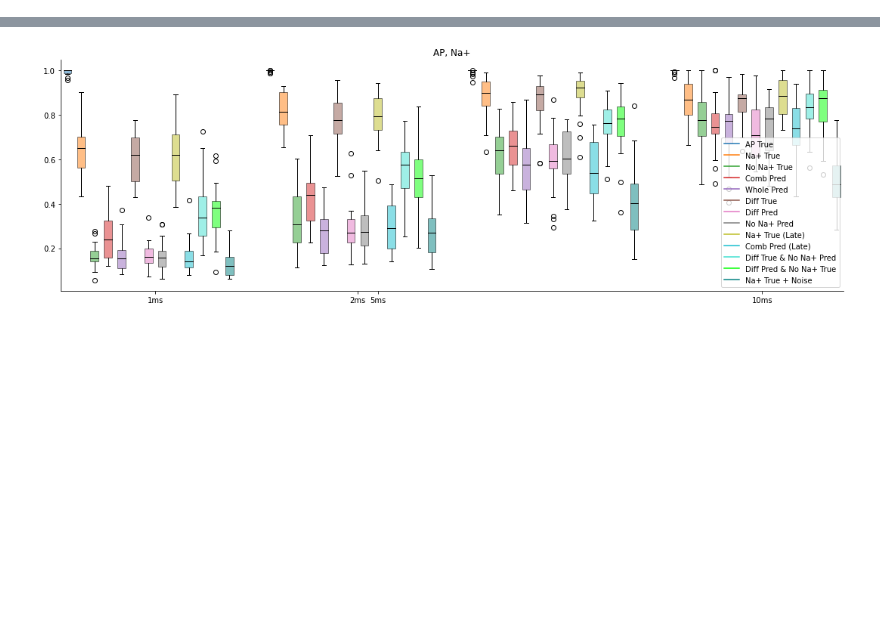
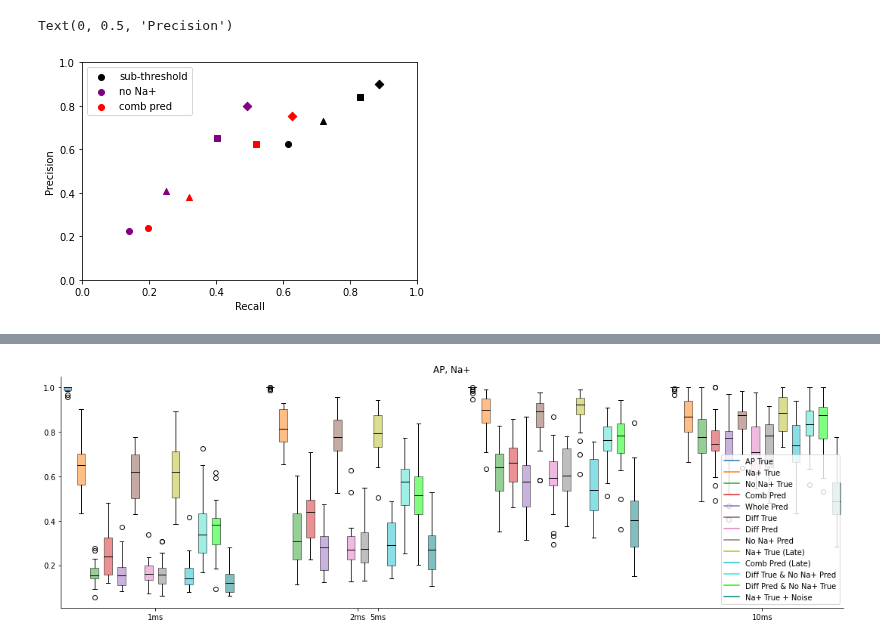
Before and after one commit to yjkimnada/dendrite, a Jupyter notebook: AP_analysis-Copy1.ipynb, the cells around one changed output, grey strips where cells are left out. Cells and saved outputs as stored; diff of their text form; code cells hidden in the pictures; blank space fills up the shorter version.

```diff
--- a/AP_analysis-Copy1.ipynb
+++ b/AP_analysis-Copy1.ipynb
@@ -46,2 +298,37 @@ for n in tnrange(4):
+# %%
+shape_list = ["o", "^", "s", "D"]
+legend_list = ["0.2ms", "0.4ms", "1ms", "2ms"]
+
+na_true_pr = np.asarray([[0.6151515151515151,0.6246153846153846],
+                         [0.7202020202020202,0.7312820512820513],
+                         [0.8288888888888889,0.8416410256410256],
+                         [0.8863636363636364,0.9014793507294021]])
+nona_true_pr = np.asarray([[0.1383838383838384,0.22459016393442624],
+                           [0.2515151515151515,0.4081967213114754],
+                           [0.402020202020202,0.6524590163934426],
+                           [0.49333333333333335,0.800655737704918]])
+comb_pred_pr = np.asarray([[0.19797979797979798,0.23757575757575758],
+                           [0.3186868686868687,0.38242424242424244],
+                           [0.5204040404040404,0.6250909973307449],
+                           [0.6272727272727273,0.7553825568665612]])
+
+for i in range(4):
+    if i == 0:
+        plt.scatter(na_true_pr[i,0], na_true_pr[i,1], marker=shape_list[i], color="black", label="sub-threshold")
+        plt.scatter(nona_true_pr[i,0], nona_true_pr[i,1], marker=shape_list[i], color="purple", label="no Na+")
+        plt.scatter(comb_pred_pr[i,0], comb_pred_pr[i,1], marker=shape_list[i], color="red", label="comb pred")
+    else:
+        plt.scatter(na_true_pr[i,0], na_true_pr[i,1], marker=shape_list[i], color="black")
+        plt.scatter(nona_true_pr[i,0], nona_true_pr[i,1], marker=shape_list[i], color="purple")
+        plt.scatter(comb_pred_pr[i,0], comb_pred_pr[i,1], marker=shape_list[i], color="red")
+
+plt.legend()
+plt.xlim(0,1)
+plt.ylim(0,1)
+plt.xlabel("Recall")
+plt.ylabel("Precision")
+# %% [output]
+Text(0, 0.5, 'Precision')
+[figure, added]
 # %%
 fig, axs = plt.subplots(nrows=2, ncols=2, figsize=(12,7))
```
Also changed, not shown: parts of 10 cells of this notebook, 9 other files.
